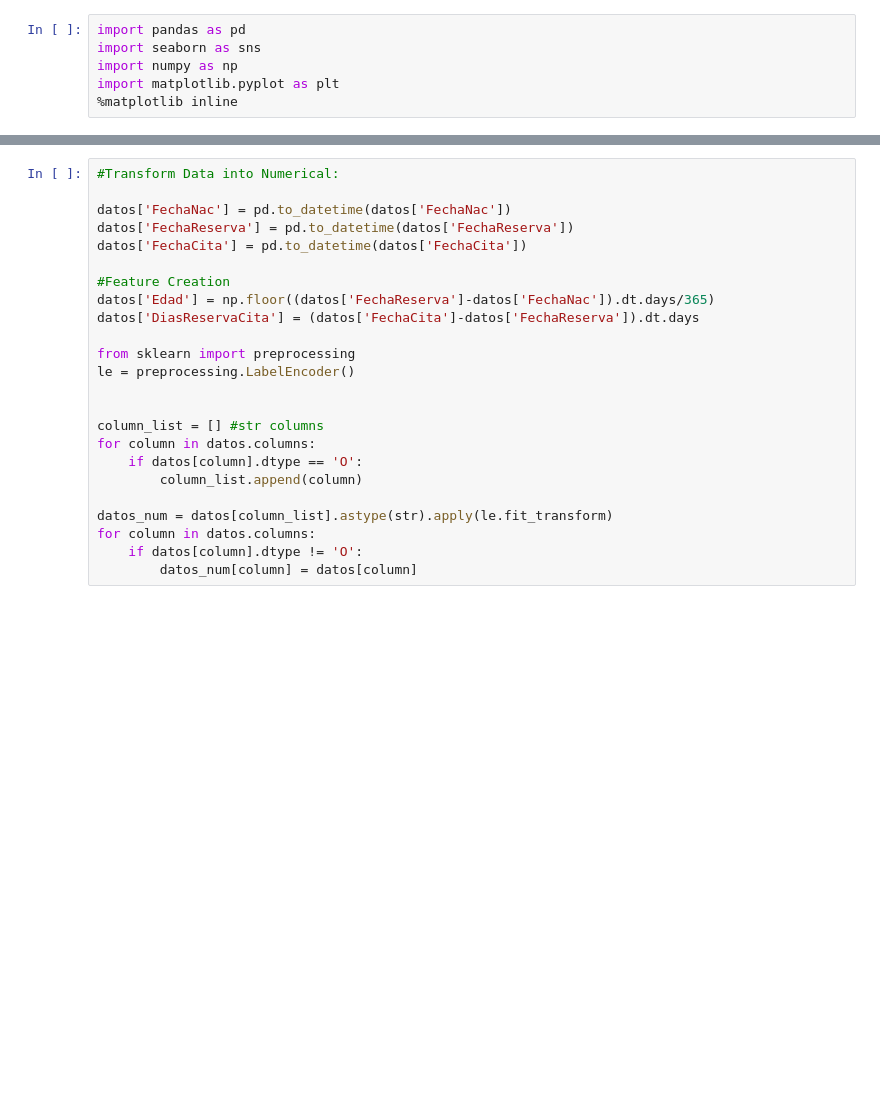
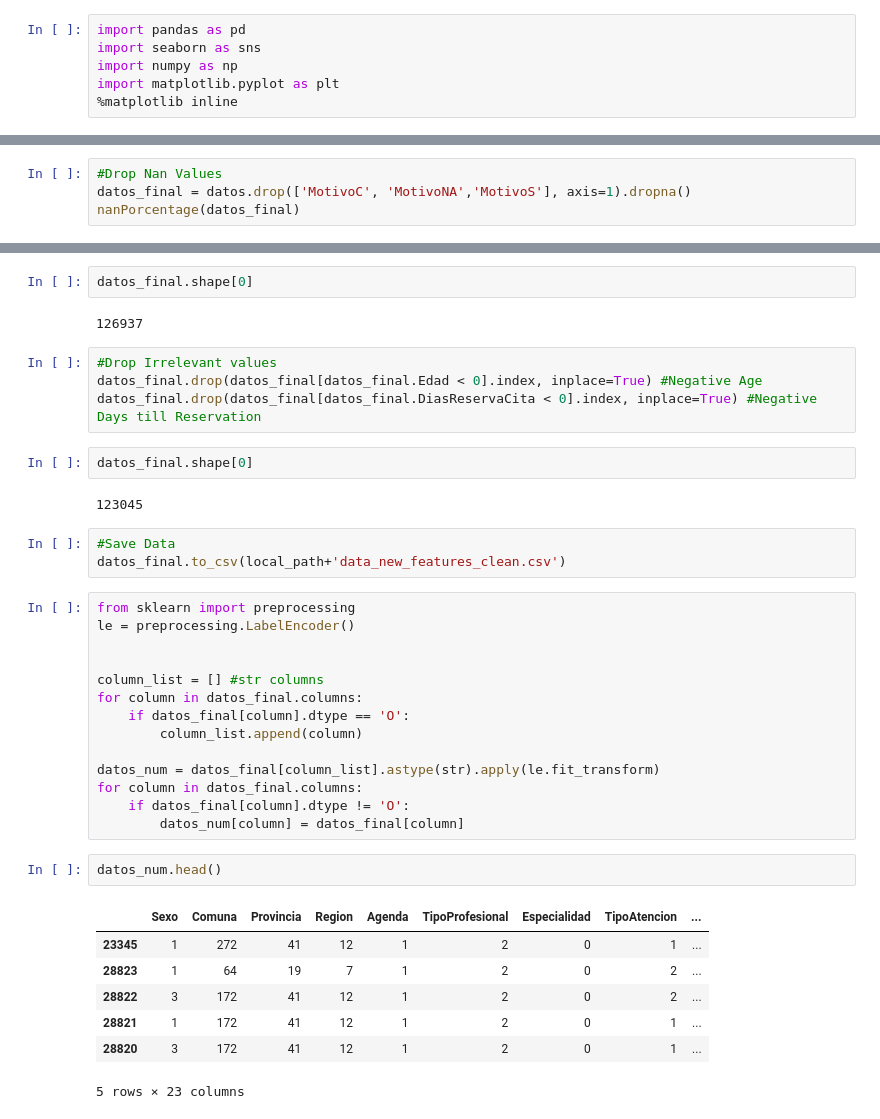
Before and after one commit to pabloveazul/Tarea-NSP, a Jupyter notebook: Tarea NSP.ipynb, the cells around one changed output, grey strips where cells are left out. Drawn from its saved outputs; the diff is of its cells as text; blank space fills up the shorter version.

```diff
--- a/Tarea NSP.ipynb
+++ b/Tarea NSP.ipynb
@@ -28,0 +175,4 @@ datos
+# %%
+#Drop Nan Values
+datos_final = datos.drop(['MotivoC', 'MotivoNA','MotivoS'], axis=1).dropna()
+nanPorcentage(datos_final)
@@ -29,27 +197,42 @@ datos
+# %%
+datos_final.shape[0]
+# %% [output]
+126937
+# %%
+#Drop Irrelevant values
+datos_final.drop(datos_final[datos_final.Edad < 0].index, inplace=True) #Negative Age
+datos_final.drop(datos_final[datos_final.DiasReservaCita < 0].index, inplace=True) #Negative Days till Reservation
+# %%
+datos_final.shape[0]
+# %% [output]
+123045
+# %%
+#Save Data
+datos_final.to_csv(local_path+'data_new_features_clean.csv')
 # %%
-#Transform Data into Numerical:
-
-datos['FechaNac'] = pd.to_datetime(datos['FechaNac'])
-datos['FechaReserva'] = pd.to_datetime(datos['FechaReserva'])
-datos['FechaCita'] = pd.to_datetime(datos['FechaCita'])
-
-#Feature Creation
-datos['Edad'] = np.floor((datos['FechaReserva']-datos['FechaNac']).dt.days/365)
-datos['DiasReservaCita'] = (datos['FechaCita']-datos['FechaReserva']).dt.days
-
 from sklearn import preprocessing
 le = preprocessing.LabelEncoder()
 
 
 column_list = [] #str columns
-for column in datos.columns:
-    if datos[column].dtype == 'O':
+for column in datos_final.columns:
+    if datos_final[column].dtype == 'O':
         column_list.append(column)
 
-datos_num = datos[column_list].astype(str).apply(le.fit_transform)
-for column in datos.columns:
-    if datos[column].dtype != 'O':
-        datos_num[column] = datos[column]
+datos_num = datos_final[column_list].astype(str).apply(le.fit_transform)
+for column in datos_final.columns:
+    if datos_final[column].dtype != 'O':
+        datos_num[column] = datos_final[column]
+# %%
+datos_num.head()
+# %% [output]
+|  | Sexo | Comuna | Provincia | Region | Agenda | TipoProfesional | Especialidad | TipoAtencion | ... |
+| 23345 | 1 | 272 | 41 | 12 | 1 | 2 | 0 | 1 | ... |
+| 28823 | 1 | 64 | 19 | 7 | 1 | 2 | 0 | 2 | ... |
+| 28822 | 3 | 172 | 41 | 12 | 1 | 2 | 0 | 2 | ... |
+| 28821 | 1 | 172 | 41 | 12 | 1 | 2 | 0 | 1 | ... |
+| 28820 | 3 | 172 | 41 | 12 | 1 | 2 | 0 | 1 | ... |
+5 rows × 23 columns
 # %%
 from sklearn.model_selection import cross_val_score
 from sklearn.tree import DecisionTreeClassifier
```
Also changed, not shown: parts of 28 cells of this notebook, 1 other file.
